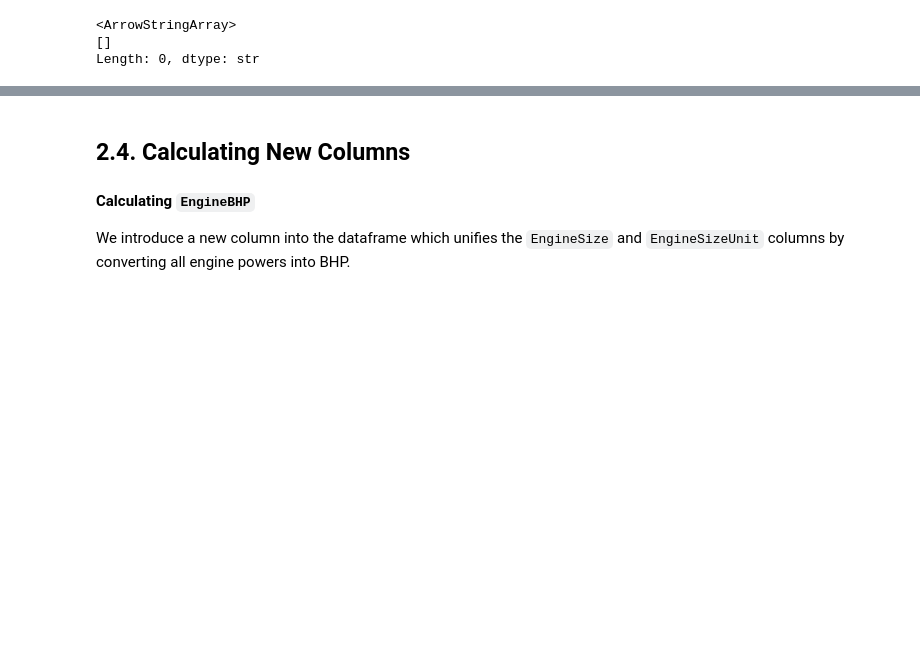
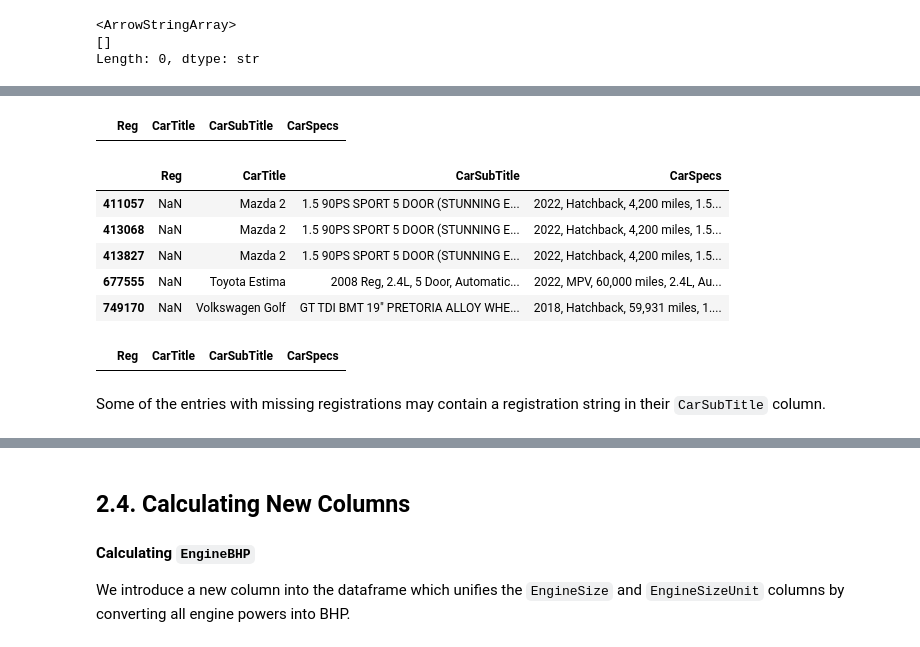
Before and after one commit to jenboc/used-car-price-prediction, a Jupyter notebook: notebooks/02_preparation.ipynb, the cells around one changed output, grey strips where cells are left out. Saved outputs shown, nothing was run; the diff lists cells and outputs as text; code cells hidden in the pictures; blank space fills up the shorter version.

```diff
--- a/notebooks/02_preparation.ipynb
+++ b/notebooks/02_preparation.ipynb
@@ -470,0 +521,25 @@ Length: 0, dtype: str
+# %%
+pattern = r"\b[A-Za-z0-9]+ reg\b"
+
+title_contains = check_df["CarTitle"].str.contains(pattern, case=False, na=False).rename("TitleContains")
+subtitle_contains = check_df["CarSubTitle"].str.contains(pattern, case=False, na=False).rename("SubtitleContains")
+specs_contains = check_df["CarSpecs"].str.contains(pattern, case=False, na=False).rename("SpecsContains")
+
+check_df[title_contains]
+# %% [output]
+|  | Reg | CarTitle | CarSubTitle | CarSpecs |
+# %%
+check_df[subtitle_contains]
+# %% [output]
+|  | Reg | CarTitle | CarSubTitle | CarSpecs |
+| 411057 | NaN | Mazda 2 | 1.5 90PS SPORT 5 DOOR (STUNNING E... | 2022, Hatchback, 4,200 miles, 1.5... |
+| 413068 | NaN | Mazda 2 | 1.5 90PS SPORT 5 DOOR (STUNNING E... | 2022, Hatchback, 4,200 miles, 1.5... |
+| 413827 | NaN | Mazda 2 | 1.5 90PS SPORT 5 DOOR (STUNNING E... | 2022, Hatchback, 4,200 miles, 1.5... |
+| 677555 | NaN | Toyota Estima | 2008 Reg, 2.4L, 5 Door, Automatic... | 2022, MPV, 60,000 miles, 2.4L, Au... |
+| 749170 | NaN | Volkswagen Golf | GT TDI BMT 19" PRETORIA ALLOY WHE... | 2018, Hatchback, 59,931 miles, 1.... |
+# %%
+check_df[specs_contains]
+# %% [output]
+|  | Reg | CarTitle | CarSubTitle | CarSpecs |
+# %% [markdown]
+Some of the entries with missing registrations may contain a registration string in their `CarSubTitle` column.
```
Also changed, not shown: parts of 9 cells of this notebook, 2 other files.
